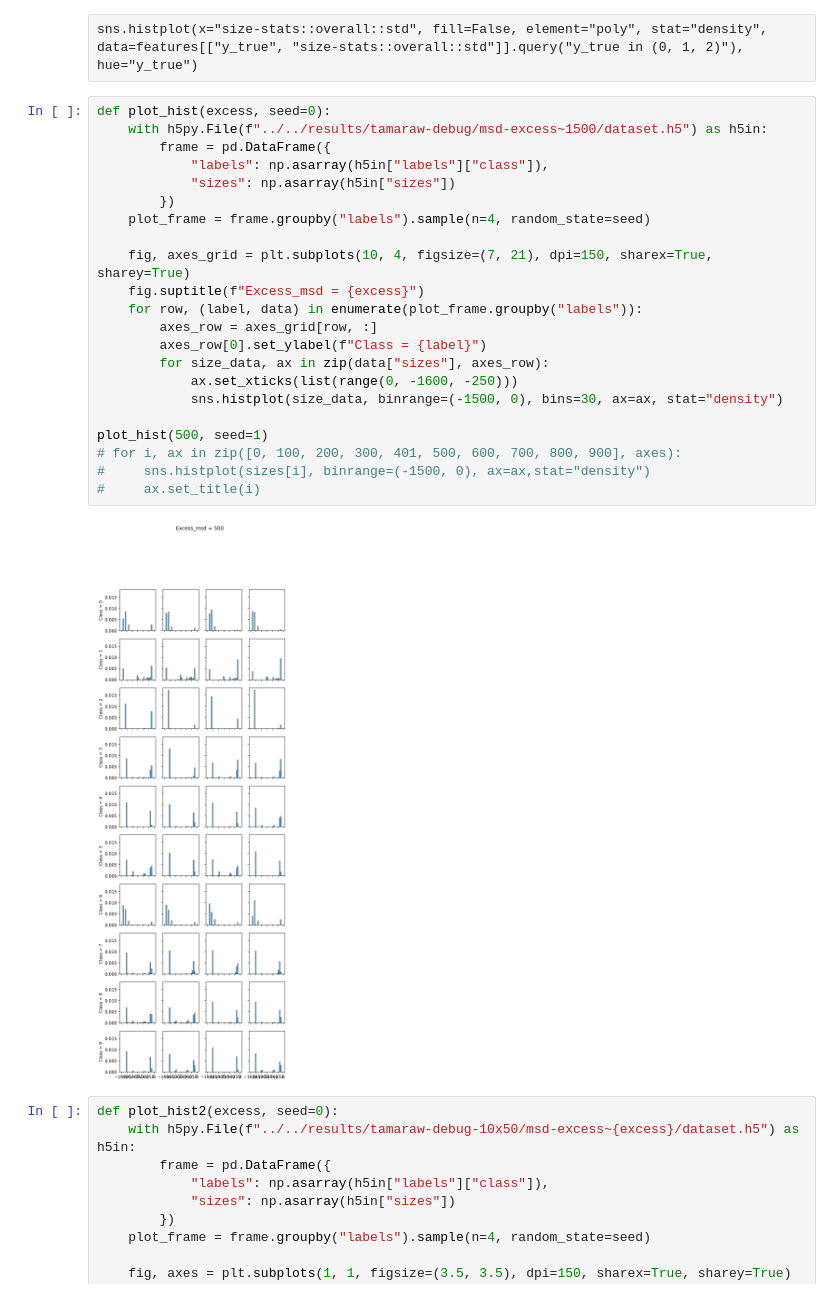
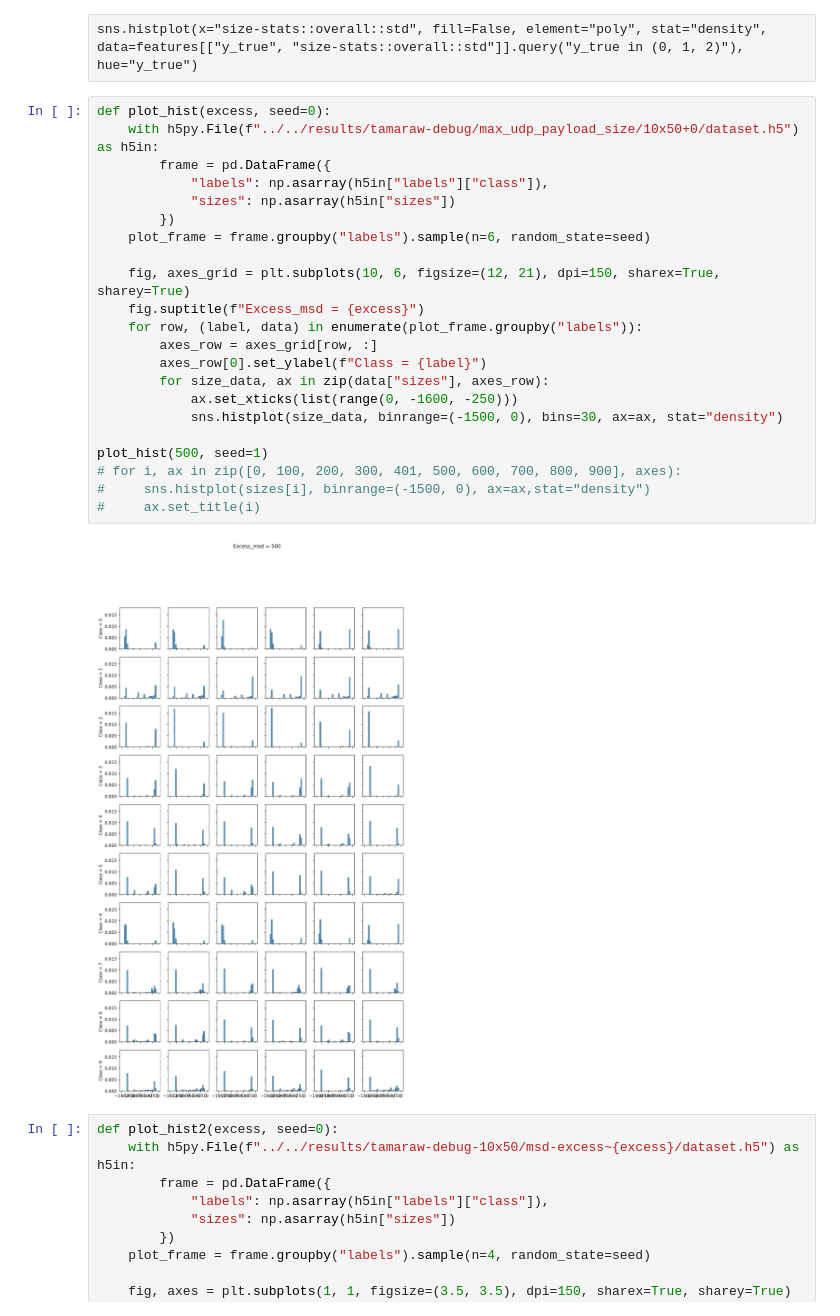
Before and after one commit to jpcsmith/qcsd-experiments, a Jupyter notebook: workflow/notebooks/Investigation.ipynb, the cells around one changed output. Cells and saved outputs as stored; diff of their text form.

Commit message:
Add skewed beta sample test

```diff
--- a/workflow/notebooks/Investigation.ipynb
+++ b/workflow/notebooks/Investigation.ipynb
@@ -151,28 +151,28 @@ scatterplot("../../results/tamaraw-debug-10x50/msd-excess~1500/dataset.h5")
 sns.histplot(x="size-stats::overall::std", fill=False, element="poly", stat="density", data=features[["y_true", "size-stats::overall::std"]].query("y_true in (0, 1, 2)"), hue="y_true")
 # %%
 def plot_hist(excess, seed=0):
-    with h5py.File(f"../../results/tamaraw-debug/msd-excess~1500/dataset.h5") as h5in:
+    with h5py.File(f"../../results/tamaraw-debug/max_udp_payload_size/10x50+0/dataset.h5") as h5in:
         frame = pd.DataFrame({
             "labels": np.asarray(h5in["labels"]["class"]),
             "sizes": np.asarray(h5in["sizes"])
         })
-    plot_frame = frame.groupby("labels").sample(n=4, random_state=seed)
+    plot_frame = frame.groupby("labels").sample(n=6, random_state=seed)
 
-    fig, axes_grid = plt.subplots(10, 4, figsize=(7, 21), dpi=150, sharex=True, sharey=True)
+    fig, axes_grid = plt.subplots(10, 6, figsize=(12, 21), dpi=150, sharex=True, sharey=True)
     fig.suptitle(f"Excess_msd = {excess}")
     for row, (label, data) in enumerate(plot_frame.groupby("labels")):
         axes_row = axes_grid[row, :]
         axes_row[0].set_ylabel(f"Class = {label}")
         for size_data, ax in zip(data["sizes"], axes_row):
             ax.set_xticks(list(range(0, -1600, -250)))
             sns.histplot(size_data, binrange=(-1500, 0), bins=30, ax=ax, stat="density")
 
 plot_hist(500, seed=1)
 # for i, ax in zip([0, 100, 200, 300, 401, 500, 600, 700, 800, 900], axes):
 #     sns.histplot(sizes[i], binrange=(-1500, 0), ax=ax,stat="density")
 #     ax.set_title(i)
 # %% [output]
-[figure, old version]
+[figure, new version]
 # %%
 def plot_hist2(excess, seed=0):
     with h5py.File(f"../../results/tamaraw-debug-10x50/msd-excess~{excess}/dataset.h5") as h5in:
```
Also changed, not shown: 3 other files.
